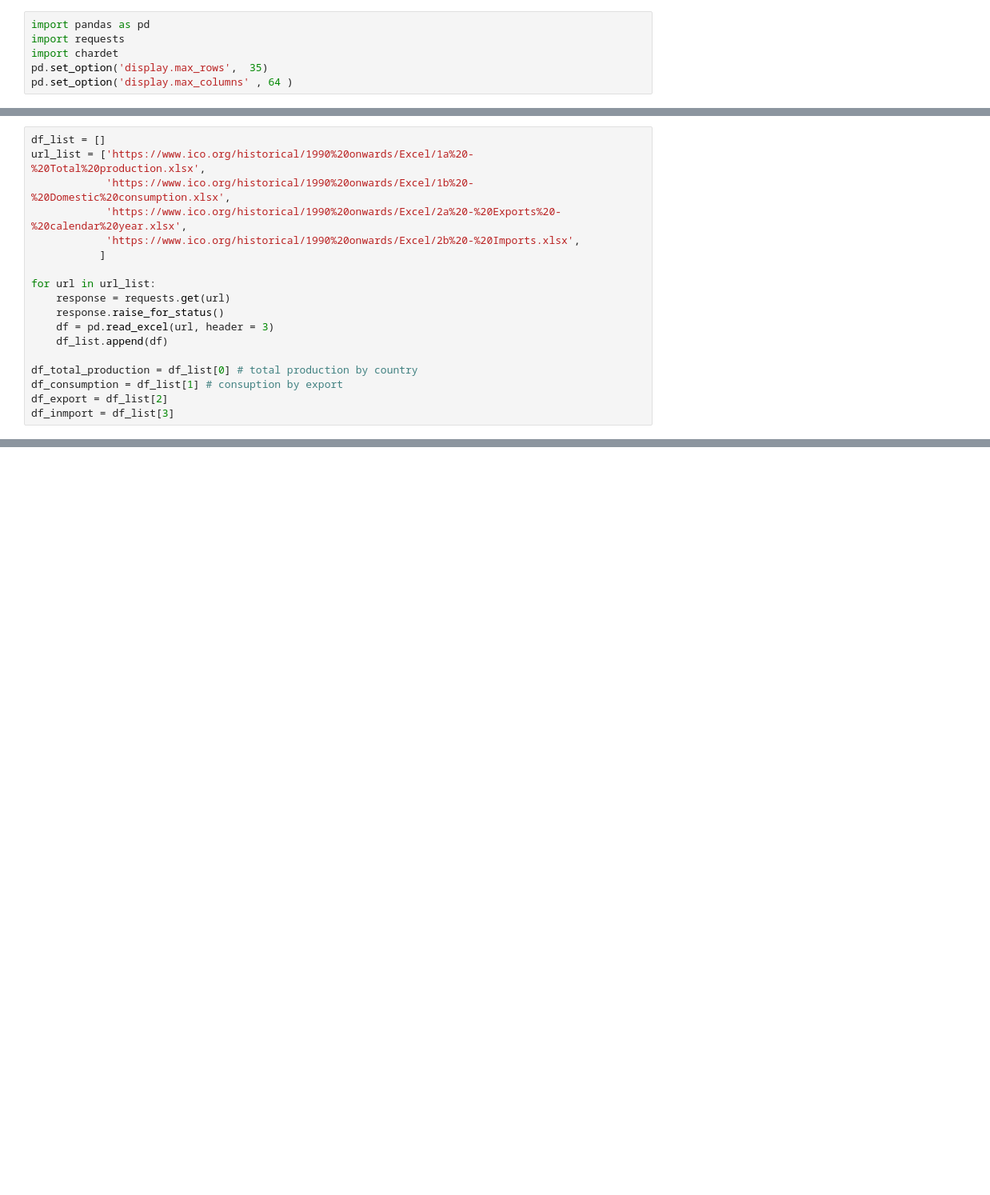
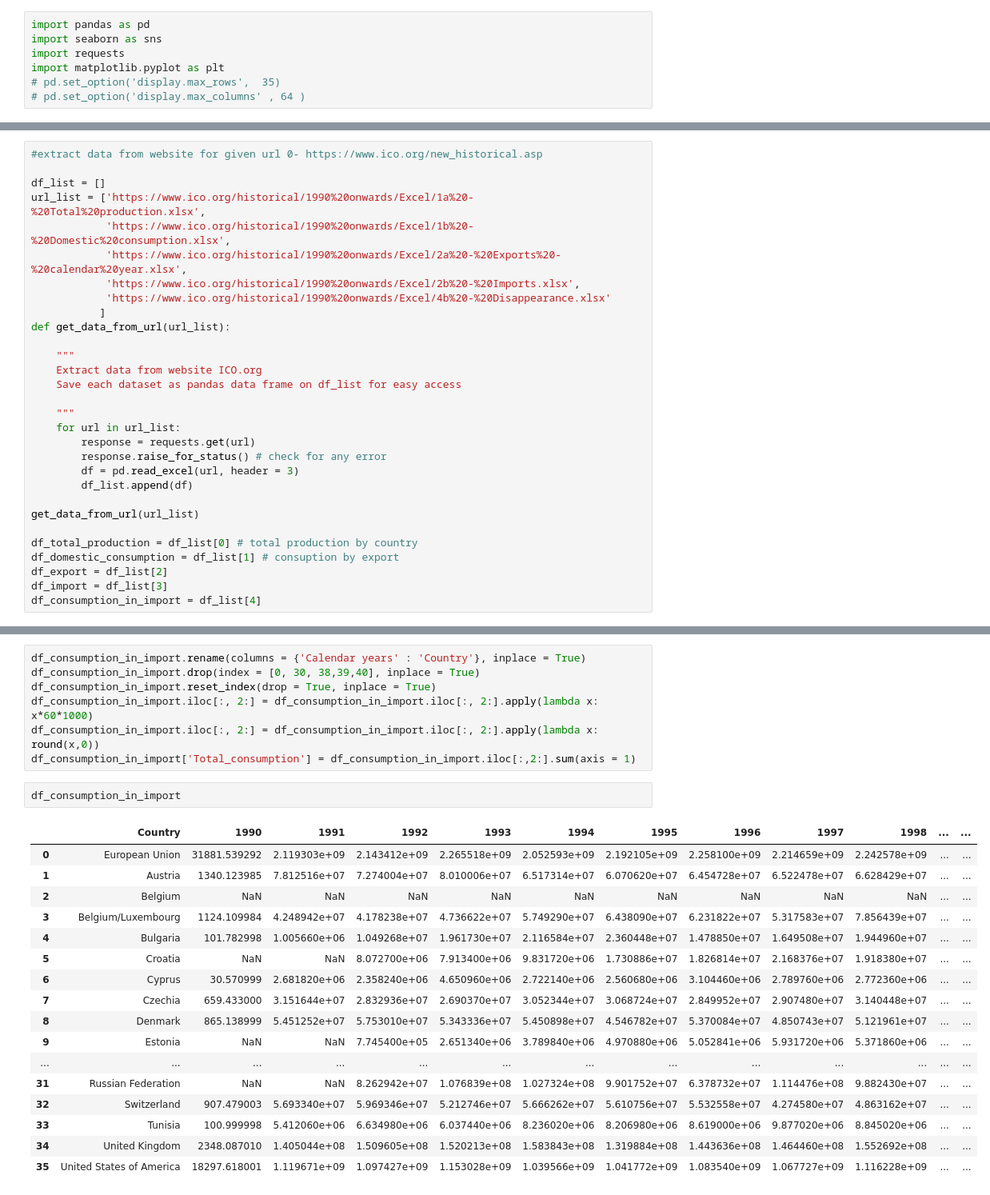
Before and after one commit to pawel-jasnowski/GlobalCoffeeTrade, a Jupyter notebook: coffee_trade.ipynb, the cells around one changed output, grey strips where cells are left out. Shown at 80% size. Saved outputs shown, nothing was run; the diff lists cells and outputs as text; blank space fills up the shorter version.

```diff
--- a/coffee_trade.ipynb
+++ b/coffee_trade.ipynb
@@ -2,29 +2,42 @@
 ## Loading essential libraries
 # %%
 import pandas as pd
+import seaborn as sns
 import requests
-import chardet
-pd.set_option('display.max_rows',  35)
-pd.set_option('display.max_columns' , 64 )
+import matplotlib.pyplot as plt
+# pd.set_option('display.max_rows',  35)
+# pd.set_option('display.max_columns' , 64 )
 # %% [markdown]
 ## Download data from website - ICO (International Coffee Organization)
 # %%
+#extract data from website for given url 0- https://www.ico.org/new_historical.asp
+
 df_list = []
 url_list = ['https://www.ico.org/historical/1990%20onwards/Excel/1a%20-%20Total%20production.xlsx',
             'https://www.ico.org/historical/1990%20onwards/Excel/1b%20-%20Domestic%20consumption.xlsx',
             'https://www.ico.org/historical/1990%20onwards/Excel/2a%20-%20Exports%20-%20calendar%20year.xlsx',
             'https://www.ico.org/historical/1990%20onwards/Excel/2b%20-%20Imports.xlsx',
+            'https://www.ico.org/historical/1990%20onwards/Excel/4b%20-%20Disappearance.xlsx'
            ]
+def get_data_from_url(url_list):
 
-for url in url_list:
-    response = requests.get(url)
-    response.raise_for_status()
-    df = pd.read_excel(url, header = 3)
-    df_list.append(df)
+    """
+    Extract data from website ICO.org
+    Save each dataset as pandas data frame on df_list for easy access
+
+    """
+    for url in url_list:
+        response = requests.get(url)
+        response.raise_for_status() # check for any error
+        df = pd.read_excel(url, header = 3)
+        df_list.append(df)
+
+get_data_from_url(url_list)
 
 df_total_production = df_list[0] # total production by country
-df_consumption = df_list[1] # consuption by export
+df_domestic_consumption = df_list[1] # consuption by export
 df_export = df_list[2]
-df_inmport = df_list[3]
+df_import = df_list[3]
+df_consumption_in_import = df_list[4]
 # %% [markdown]
 ## Data preprocessing and cleaning for 'total production'
@@ -227,0 +253,27 @@ df_total_production.head(10)
+# %%
+df_consumption_in_import.rename(columns = {'Calendar years' : 'Country'}, inplace = True)
+df_consumption_in_import.drop(index = [0, 30, 38,39,40], inplace = True)
+df_consumption_in_import.reset_index(drop = True, inplace = True)
+df_consumption_in_import.iloc[:, 2:] = df_consumption_in_import.iloc[:, 2:].apply(lambda x: x*60*1000)
+df_consumption_in_import.iloc[:, 2:] = df_consumption_in_import.iloc[:, 2:].apply(lambda x: round(x,0))
+df_consumption_in_import['Total_consumption'] = df_consumption_in_import.iloc[:,2:].sum(axis = 1)
+# %%
+df_consumption_in_import
+# %% [output]
+|  | Country | 1990 | 1991 | 1992 | 1993 | 1994 | 1995 | 1996 | 1997 | 1998 | ... | ... |
+| 0 | European Union | 31881.539292 | 2.119303e+09 | 2.143412e+09 | 2.265518e+09 | 2.052593e+09 | 2.192105e+09 | 2.258100e+09 | 2.214659e+09 | 2.242578e+09 | ... | ... |
+| 1 | Austria | 1340.123985 | 7.812516e+07 | 7.274004e+07 | 8.010006e+07 | 6.517314e+07 | 6.070620e+07 | 6.454728e+07 | 6.522478e+07 | 6.628429e+07 | ... | ... |
+| 2 | Belgium | NaN | NaN | NaN | NaN | NaN | NaN | NaN | NaN | NaN | ... | ... |
+| 3 | Belgium/Luxembourg | 1124.109984 | 4.248942e+07 | 4.178238e+07 | 4.736622e+07 | 5.749290e+07 | 6.438090e+07 | 6.231822e+07 | 5.317583e+07 | 7.856439e+07 | ... | ... |
+| 4 | Bulgaria | 101.782998 | 1.005660e+06 | 1.049268e+07 | 1.961730e+07 | 2.116584e+07 | 2.360448e+07 | 1.478850e+07 | 1.649508e+07 | 1.944960e+07 | ... | ... |
+| 5 | Croatia | NaN | NaN | 8.072700e+06 | 7.913400e+06 | 9.831720e+06 | 1.730886e+07 | 1.826814e+07 | 2.168376e+07 | 1.918380e+07 | ... | ... |
+| 6 | Cyprus | 30.570999 | 2.681820e+06 | 2.358240e+06 | 4.650960e+06 | 2.722140e+06 | 2.560680e+06 | 3.104460e+06 | 2.789760e+06 | 2.772360e+06 | ... | ... |
+| 7 | Czechia | 659.433000 | 3.151644e+07 | 2.832936e+07 | 2.690370e+07 | 3.052344e+07 | 3.068724e+07 | 2.849952e+07 | 2.907480e+07 | 3.140448e+07 | ... | ... |
+| 8 | Denmark | 865.138999 | 5.451252e+07 | 5.753010e+07 | 5.343336e+07 | 5.450898e+07 | 4.546782e+07 | 5.370084e+07 | 4.850743e+07 | 5.121961e+07 | ... | ... |
+| 9 | Estonia | NaN | NaN | 7.745400e+05 | 2.651340e+06 | 3.789840e+06 | 4.970880e+06 | 5.052841e+06 | 5.931720e+06 | 5.371860e+06 | ... | ... |
+| ... | ... | ... | ... | ... | ... | ... | ... | ... | ... | ... | ... | ... |
+| 31 | Russian Federation | NaN | NaN | 8.262942e+07 | 1.076839e+08 | 1.027324e+08 | 9.901752e+07 | 6.378732e+07 | 1.114476e+08 | 9.882430e+07 | ... | ... |
+| 32 | Switzerland | 907.479003 | 5.693340e+07 | 5.969346e+07 | 5.212746e+07 | 5.666262e+07 | 5.610756e+07 | 5.532558e+07 | 4.274580e+07 | 4.863162e+07 | ... | ... |
+| 33 | Tunisia | 100.999998 | 5.412060e+06 | 6.634980e+06 | 6.037440e+06 | 8.236020e+06 | 8.206980e+06 | 8.619000e+06 | 9.877020e+06 | 8.845020e+06 | ... | ... |
+| 34 | United Kingdom | 2348.087010 | 1.405044e+08 | 1.509605e+08 | 1.520213e+08 | 1.583843e+08 | 1.319884e+08 | 1.443636e+08 | 1.464460e+08 | 1.552692e+08 | ... | ... |
+| 35 | United States of America | 18297.618001 | 1.119671e+09 | 1.097427e+09 | 1.153028e+09 | 1.039566e+09 | 1.041772e+09 | 1.083540e+09 | 1.067727e+09 | 1.116228e+09 | ... | ... |
```
Also changed, not shown: parts of 43 cells of this notebook, 5 other files.
